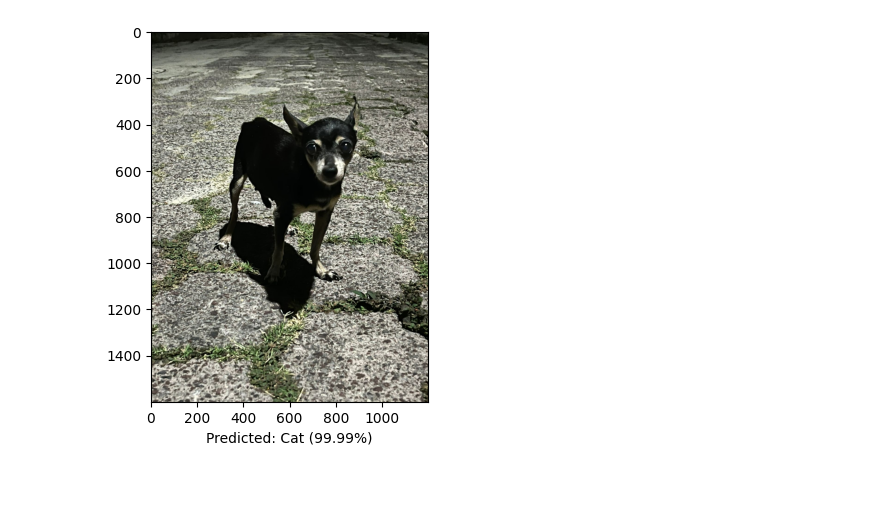
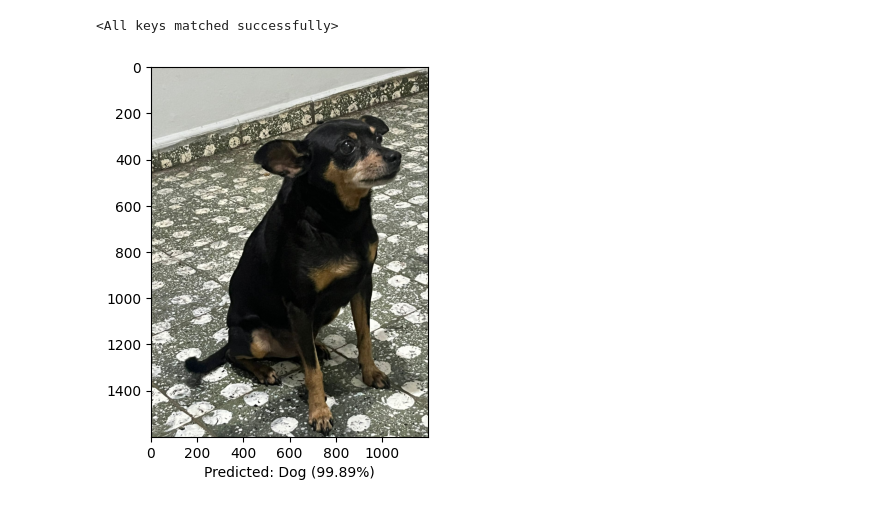
Before and after one commit to amauryav-ucm/ucm-tfg, a Jupyter notebook: notebooks/test_catdog_pt.ipynb, the cells around one changed output. Saved outputs shown, nothing was run; the diff lists cells and outputs as text; code cells hidden in the pictures.

```diff
--- a/notebooks/test_catdog_pt.ipynb
+++ b/notebooks/test_catdog_pt.ipynb
@@ -25,6 +7,10 @@ def predict_image(model, path):
 # %%
-model = torch.load('./cat_dog.pth', weights_only=False)
+PATH = "../saved_models/pytorch/cat_dog.pth"
+model = catdog_model_pt.Model()
+model.load_state_dict(torch.load(PATH, weights_only=True))
+# %% [output]
+<All keys matched successfully>
 # %%
-predict_image(model, '../test_images/chuchain.jpg')
+catdog_model_pt.predict_image(model, '../data/test_images/uvas.jpg')
 # %% [output]
-[figure, old version]
+[figure, new version]
```
Also changed, not shown: parts of 1 cell of this notebook, 19 other files.
